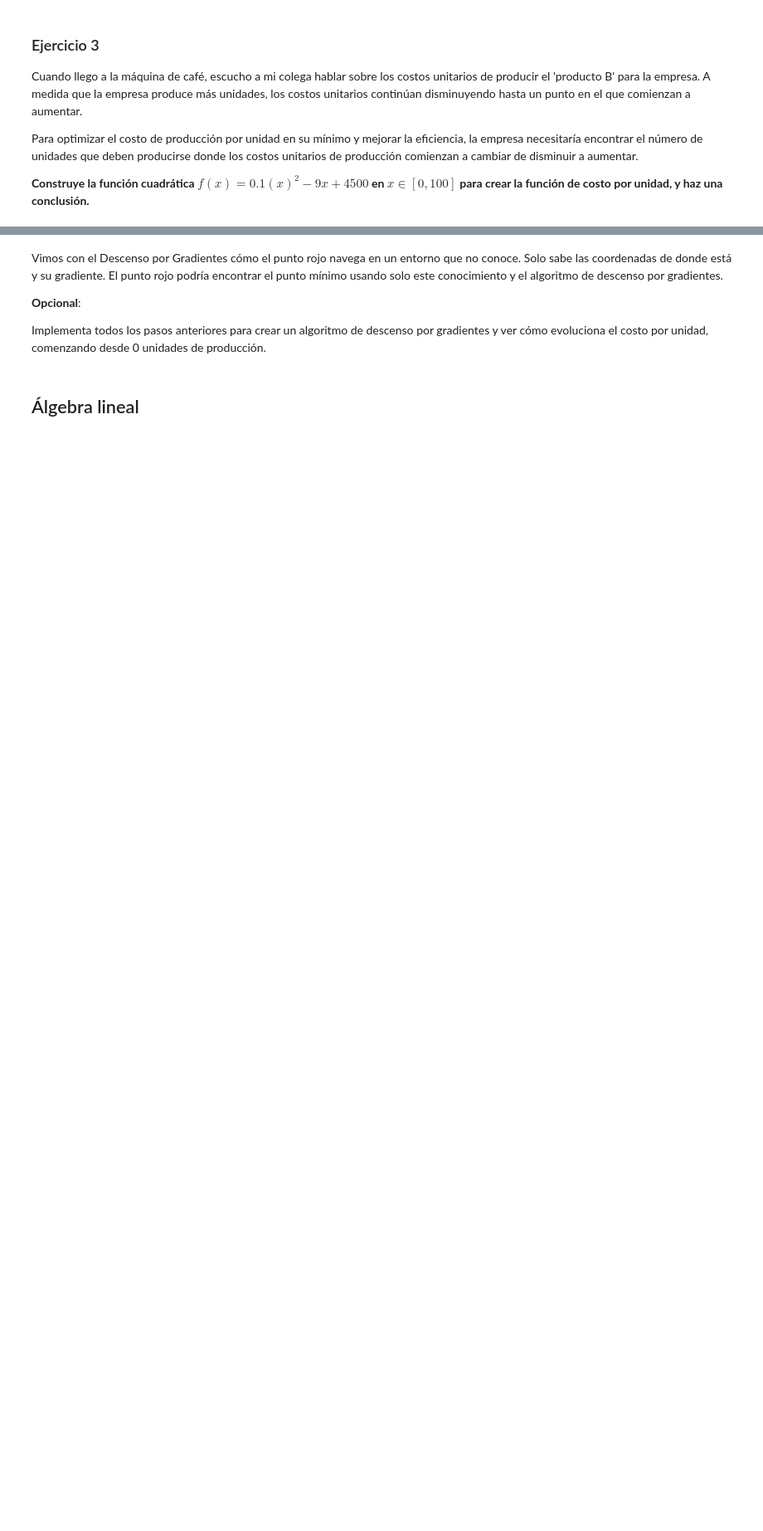
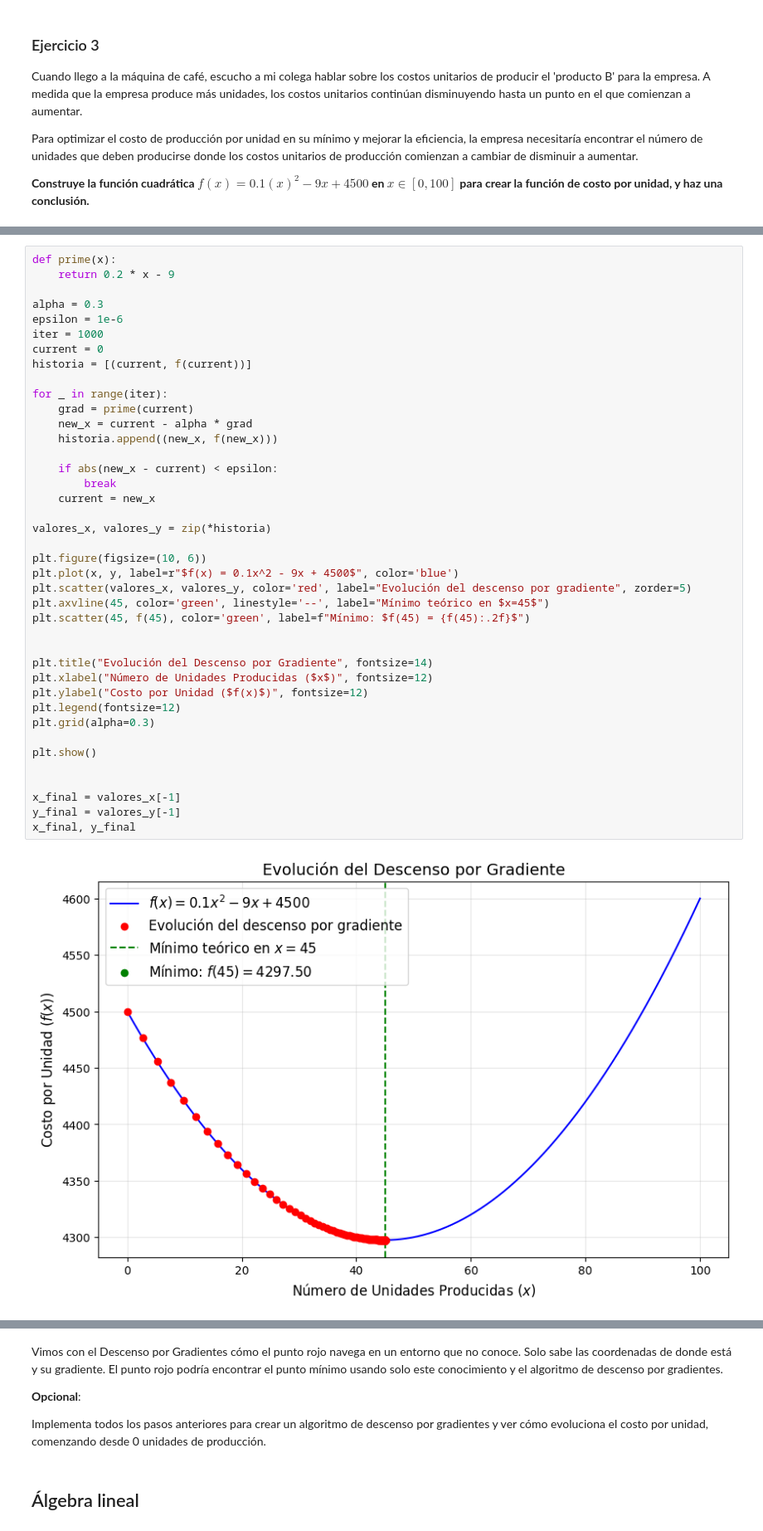
Before and after one commit to Kevarci/calculus-and-algebra-problems-with-python, a Jupyter notebook: notebook/problems.es.ipynb, the cells around one changed output, grey strips where cells are left out. Shown at 83% size. Cells and saved outputs as stored; diff of their text form; blank space fills up the shorter version.

```diff
--- a/notebook/problems.es.ipynb
+++ b/notebook/problems.es.ipynb
@@ -289,0 +310,42 @@ Para optimizar el costo de producción por unidad en su mínimo y mejorar la efi
+# %%
+def prime(x):
+    return 0.2 * x - 9
+
+alpha = 0.3
+epsilon = 1e-6
+iter = 1000
+current = 0
+historia = [(current, f(current))]
+
+for _ in range(iter):
+    grad = prime(current)
+    new_x = current - alpha * grad
+    historia.append((new_x, f(new_x)))
+
+    if abs(new_x - current) < epsilon:
+        break
+    current = new_x
+
+valores_x, valores_y = zip(*historia)
+
+plt.figure(figsize=(10, 6))
+plt.plot(x, y, label=r"$f(x) = 0.1x^2 - 9x + 4500$", color='blue')
+plt.scatter(valores_x, valores_y, color='red', label="Evolución del descenso por gradiente", zorder=5)
+plt.axvline(45, color='green', linestyle='--', label="Mínimo teórico en $x=45$")
+plt.scatter(45, f(45), color='green', label=f"Mínimo: $f(45) = {f(45):.2f}$")
+
+
+plt.title("Evolución del Descenso por Gradiente", fontsize=14)
+plt.xlabel("Número de Unidades Producidas ($x$)", fontsize=12)
+plt.ylabel("Costo por Unidad ($f(x)$)", fontsize=12)
+plt.legend(fontsize=12)
+plt.grid(alpha=0.3)
+
+plt.show()
+
+
+x_final = valores_x[-1]
+y_final = valores_y[-1]
+x_final, y_final
+# %% [output]
+[figure, added]
```
Also changed, not shown: parts of 9 cells of this notebook.
